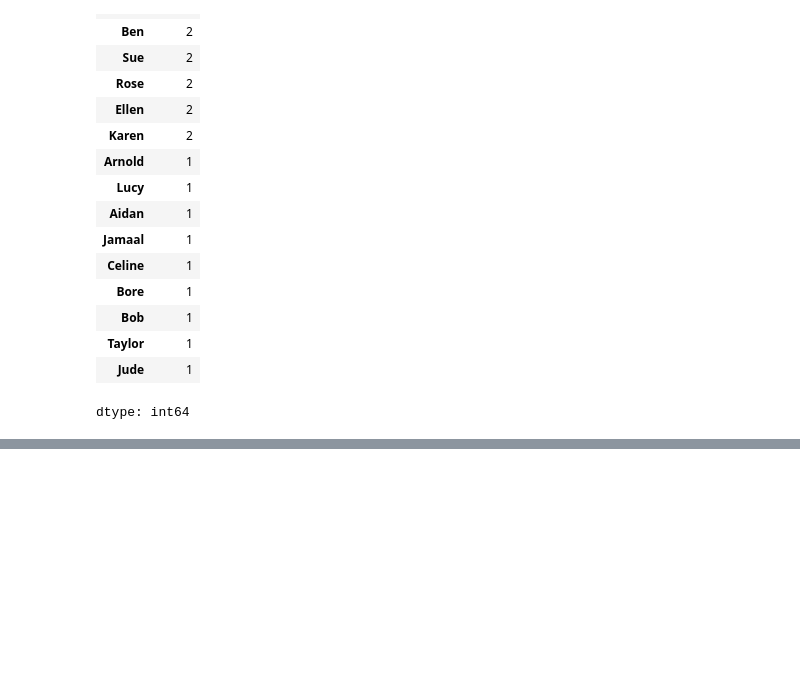
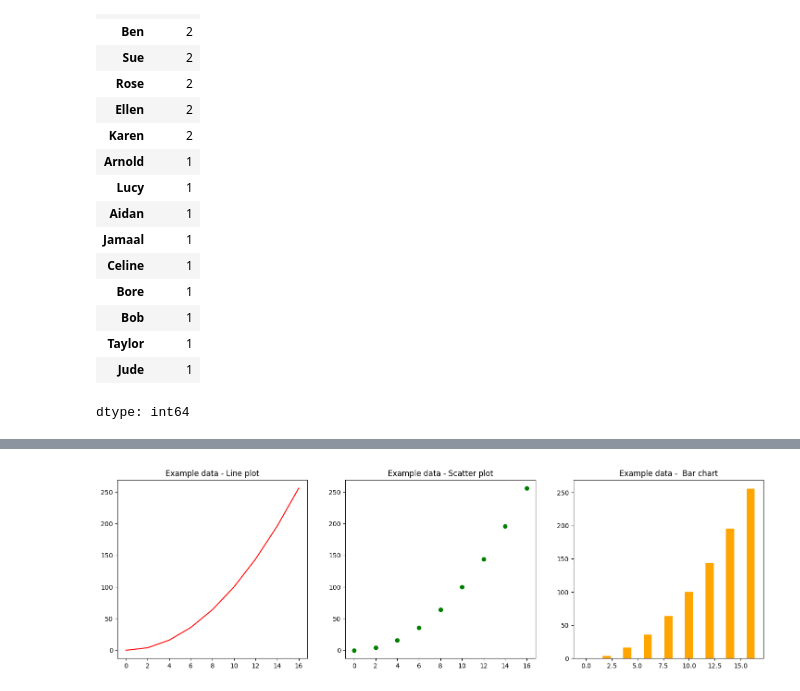
Before and after one commit to aysedemirel/machine-learning, a Jupyter notebook: dataPlayground.ipynb, the cells around one changed output, grey strips where cells are left out. Saved outputs shown, nothing was run; the diff lists cells and outputs as text; code cells hidden in the pictures; blank space fills up the shorter version.

```diff
--- a/dataPlayground.ipynb
+++ b/dataPlayground.ipynb
@@ -654,0 +681,18 @@ dtype: int64
+# %%
+fig = plt.figure(figsize=(18, 5))
+
+first_plot = fig.add_subplot(1,3,1)
+first_plot.plot(x, y, color = "red")
+first_plot.set_title("Example data - Line plot")
+
+second_plot = fig.add_subplot(1,3,2)
+second_plot.scatter(x, y, color = "green")
+second_plot.set_title("Example data - Scatter plot")
+
+third_plot = fig.add_subplot(1,3,3)
+third_plot.bar(x, y, color="orange")
+third_plot.set_title("Example data -  Bar chart")
+
+plt.show()
+# %% [output]
+[figure, added]
```
Also changed, not shown: parts of 11 cells of this notebook.
